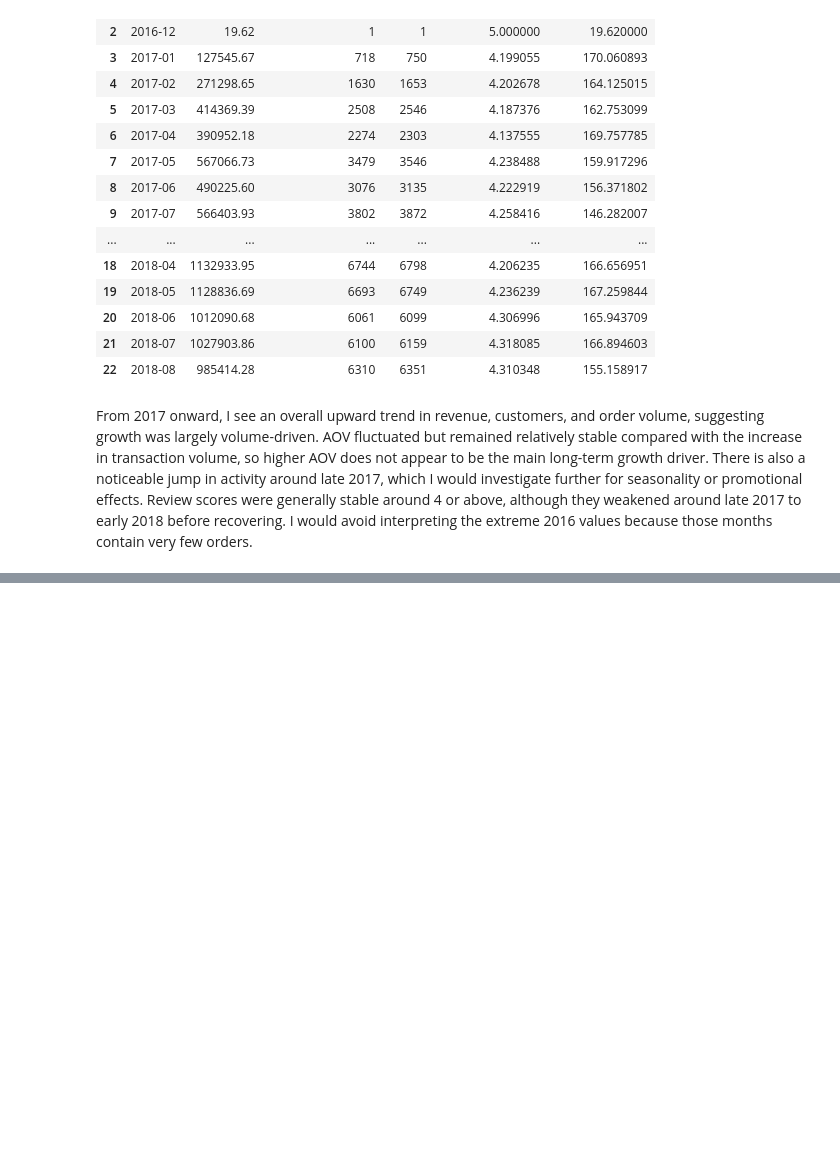
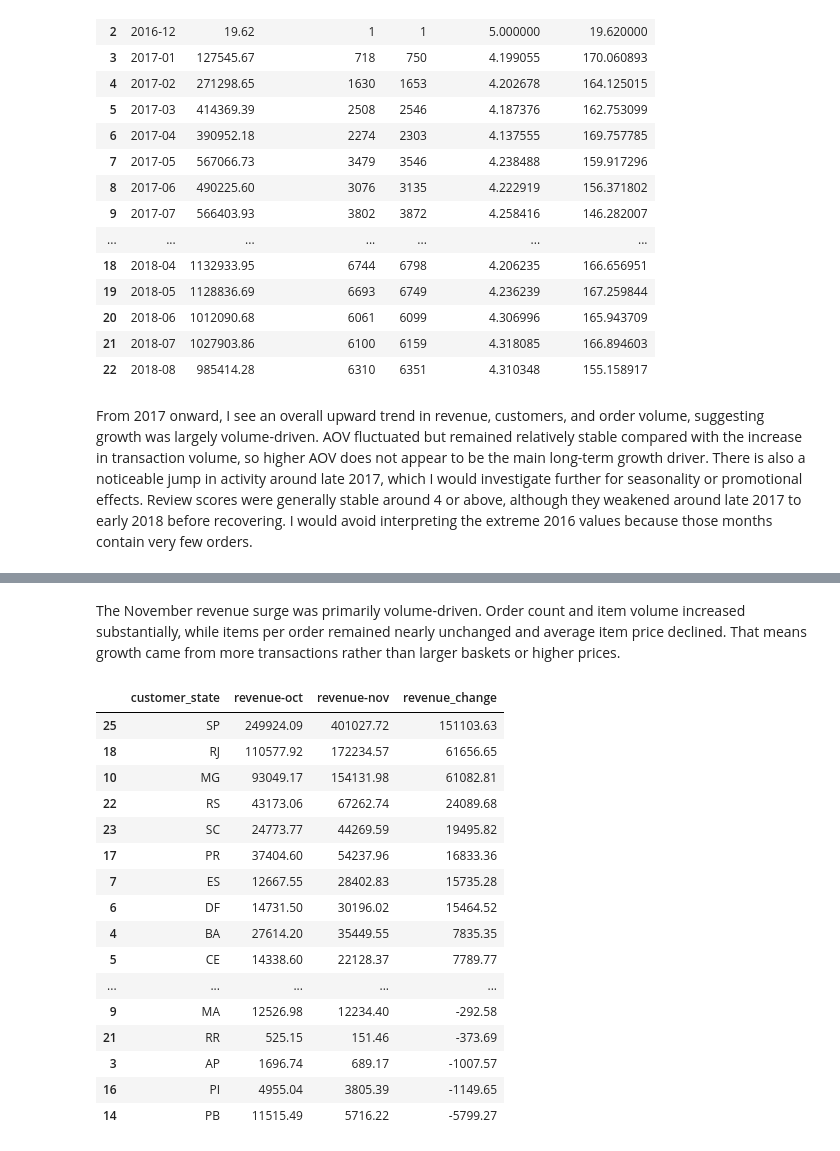
Before and after one commit to LukeXboy/E-Commerce-Data-Analysis-Personal-Project, a Jupyter notebook: 01_data_audit.ipynb, the cells around one changed output, grey strips where cells are left out. Drawn from its saved outputs; the diff is of its cells as text; code cells hidden in the pictures; blank space fills up the shorter version.

```diff
--- a/01_data_audit.ipynb
+++ b/01_data_audit.ipynb
@@ -319,0 +436,55 @@ From 2017 onward, I see an overall upward trend in revenue, customers, and order
+# %% [markdown]
+The November revenue surge was primarily volume-driven. Order count and item volume increased substantially, while items per order remained nearly unchanged and average item price declined. That means growth came from more transactions rather than larger baskets or higher prices.
+# %%
+state_df = final_df_reviewed.merge(
+    customers[['customer_id', 'customer_state']],
+    on='customer_id',
+    how='left'
+)
+
+state_df = state_df[
+    (state_df['order_status'] == 'delivered') &
+    (state_df['order_purchase_timestamp'] >= '2017-10-01') &
+    (state_df['order_purchase_timestamp'] < '2017-12-01')
+].copy()
+
+state_df['month'] = (
+    state_df['order_purchase_timestamp']
+    .dt.to_period('M')
+)
+
+state_summary = (
+    state_df
+    .groupby(['month', 'customer_state'], as_index=False)
+    .agg(
+        unique_customers=('customer_unique_id', 'nunique'),
+        orders=('order_id', 'nunique'),
+        revenue=('order_revenue', 'sum')
+    )
+)
+oct_state_revenue = state_summary[state_summary['month']=='2017-10'][['customer_state','revenue']]
+nov_state_revenue = state_summary[state_summary['month']=='2017-11'][['customer_state','revenue']]
+state_revenue=oct_state_revenue.merge(nov_state_revenue,on='customer_state',how='outer',suffixes=('-oct','-nov'))
+state_revenue[['revenue-oct', 'revenue-nov']] = (
+    state_revenue[['revenue-oct', 'revenue-nov']]
+    .fillna(0))
+state_revenue['revenue_change']=state_revenue['revenue-nov']-state_revenue['revenue-oct']
+state_revenue.sort_values(by='revenue_change',ascending=False)
+# %% [output]
+|  | customer_state | revenue-oct | revenue-nov | revenue_change |
+| 25 | SP | 249924.09 | 401027.72 | 151103.63 |
+| 18 | RJ | 110577.92 | 172234.57 | 61656.65 |
+| 10 | MG | 93049.17 | 154131.98 | 61082.81 |
+| 22 | RS | 43173.06 | 67262.74 | 24089.68 |
+| 23 | SC | 24773.77 | 44269.59 | 19495.82 |
+| 17 | PR | 37404.60 | 54237.96 | 16833.36 |
+| 7 | ES | 12667.55 | 28402.83 | 15735.28 |
+| 6 | DF | 14731.50 | 30196.02 | 15464.52 |
+| 4 | BA | 27614.20 | 35449.55 | 7835.35 |
+| 5 | CE | 14338.60 | 22128.37 | 7789.77 |
+| ... | ... | ... | ... | ... |
+| 9 | MA | 12526.98 | 12234.40 | -292.58 |
+| 21 | RR | 525.15 | 151.46 | -373.69 |
+| 3 | AP | 1696.74 | 689.17 | -1007.57 |
+| 16 | PI | 4955.04 | 3805.39 | -1149.65 |
+| 14 | PB | 11515.49 | 5716.22 | -5799.27 |
```
Also changed, not shown: parts of 16 cells of this notebook.
